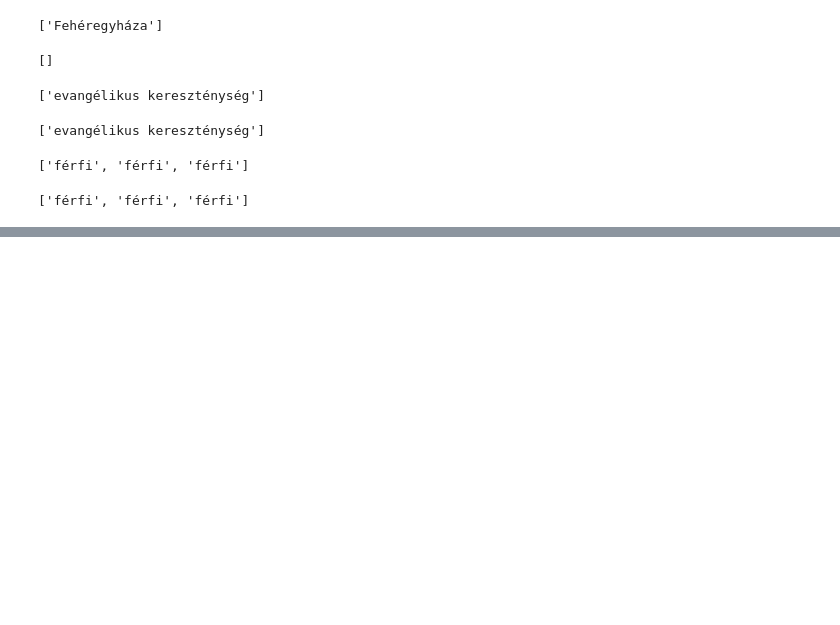
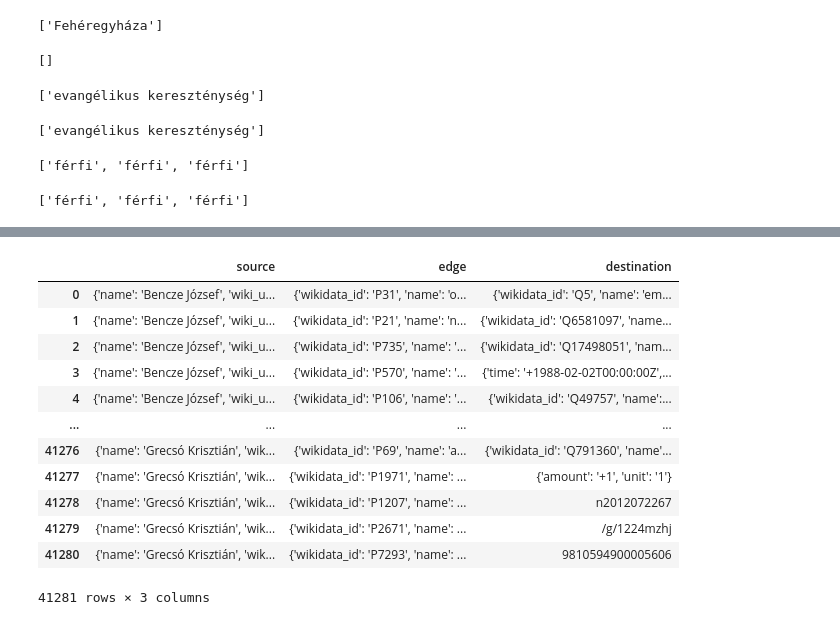
Before and after one commit to nsoma97/poets_QA, a Jupyter notebook: Relation prediction.ipynb, the cells around one changed output, grey strips where cells are left out. Drawn from its saved outputs; the diff is of its cells as text; code cells hidden in the pictures; blank space fills up the shorter version.

```diff
--- a/Relation prediction.ipynb
+++ b/Relation prediction.ipynb
@@ -186,0 +231,18 @@ ask_single_hop('Kosztolányi Dezső férfi volt?')
+# %%
+triplets = pd.read_json('/home/soma/Desktop/poets_kg/poets_QA/data/poet_triplets.json')
+# %%
+triplets
+# %% [output]
+|  | source | edge | destination |
+| 0 | {'name': 'Bencze József', 'wiki_u... | {'wikidata_id': 'P31', 'name': 'o... | {'wikidata_id': 'Q5', 'name': 'em... |
+| 1 | {'name': 'Bencze József', 'wiki_u... | {'wikidata_id': 'P21', 'name': 'n... | {'wikidata_id': 'Q6581097', 'name... |
+| 2 | {'name': 'Bencze József', 'wiki_u... | {'wikidata_id': 'P735', 'name': '... | {'wikidata_id': 'Q17498051', 'nam... |
+| 3 | {'name': 'Bencze József', 'wiki_u... | {'wikidata_id': 'P570', 'name': '... | {'time': '+1988-02-02T00:00:00Z',... |
+| 4 | {'name': 'Bencze József', 'wiki_u... | {'wikidata_id': 'P106', 'name': '... | {'wikidata_id': 'Q49757', 'name':... |
+| ... | ... | ... | ... |
+| 41276 | {'name': 'Grecsó Krisztián', 'wik... | {'wikidata_id': 'P69', 'name': 'a... | {'wikidata_id': 'Q791360', 'name'... |
+| 41277 | {'name': 'Grecsó Krisztián', 'wik... | {'wikidata_id': 'P1971', 'name': ... | {'amount': '+1', 'unit': '1'} |
+| 41278 | {'name': 'Grecsó Krisztián', 'wik... | {'wikidata_id': 'P1207', 'name': ... | n2012072267 |
+| 41279 | {'name': 'Grecsó Krisztián', 'wik... | {'wikidata_id': 'P2671', 'name': ... | /g/1224mzhj |
+| 41280 | {'name': 'Grecsó Krisztián', 'wik... | {'wikidata_id': 'P7293', 'name': ... | 9810594900005606 |
+41281 rows × 3 columns
```
Also changed, not shown: parts of 5 cells of this notebook, 1 other file.
